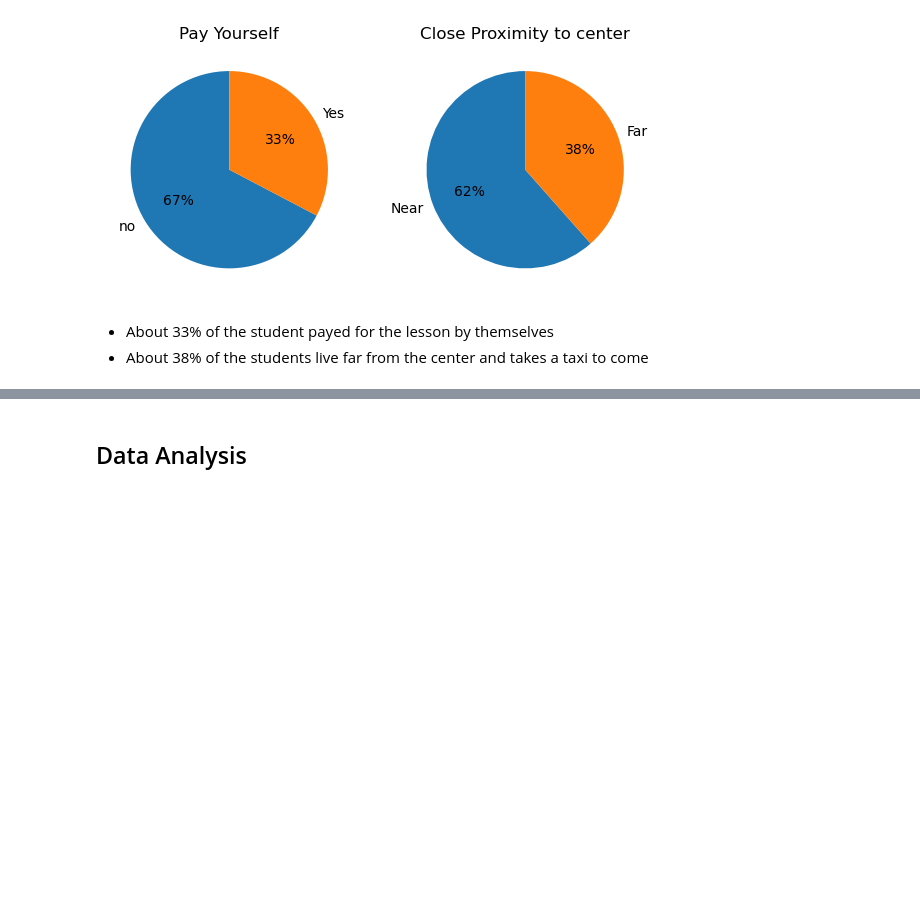
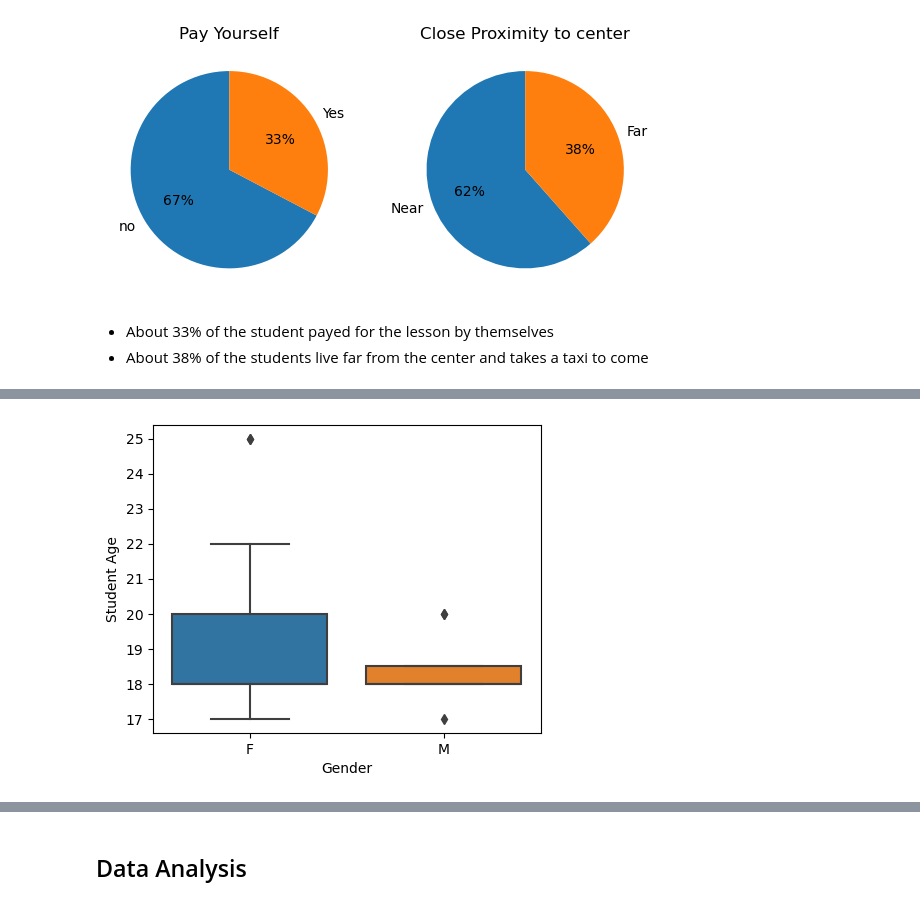
Before and after one commit to valezenwanne/Performance_of_UltraBrain_Students_in_2024_JAMB_Exam, a Jupyter notebook: Performance of Ultra-Brain Student in 2024 JAMB.ipynb, the cells around one changed output, grey strips where cells are left out. Cells and saved outputs as stored; diff of their text form; code cells hidden in the pictures; blank space fills up the shorter version.

```diff
--- a/Performance of Ultra-Brain Student in 2024 JAMB.ipynb
+++ b/Performance of Ultra-Brain Student in 2024 JAMB.ipynb
@@ -706,0 +747,9 @@ plt.show()
+# %%
+#plot a box plot of the scores
+fig, ax = plt.subplots(figsize=[5,4])
+
+sns.boxplot(data=wrote_twice, x='Gender', y='Student Age')
+
+plt.show()
+# %% [output]
+[figure, added]
```
Also changed, not shown: parts of 16 cells of this notebook.
